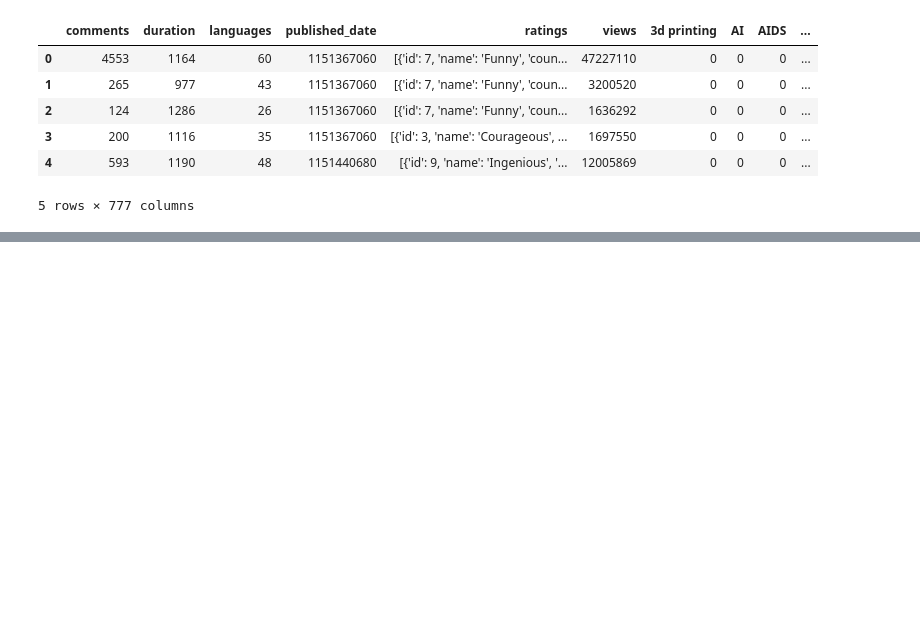
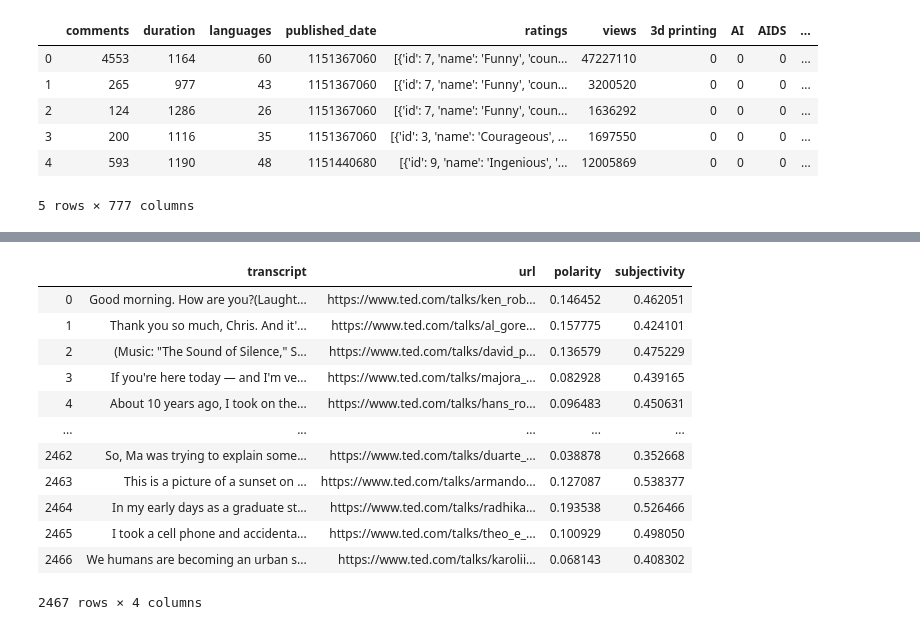
Before and after one commit to Avisikta-Majumdar/TedTalksAnalysis, a Jupyter notebook: Main notebook.ipynb, the cells around one changed output, grey strips where cells are left out. Saved outputs shown, nothing was run; the diff lists cells and outputs as text; code cells hidden in the pictures; blank space fills up the shorter version.

```diff
--- a/Main notebook.ipynb
+++ b/Main notebook.ipynb
@@ -95,0 +103,22 @@ KeyError: 'ratings'
+# %%
+# sentiment analysis of transcript
+pol = lambda x: TextBlob(x).sentiment.polarity
+sub = lambda x: TextBlob(x).sentiment.subjectivity
+
+df_ted_transcripts['polarity'] = df_ted_transcripts['transcript'].apply(pol)
+df_ted_transcripts['subjectivity'] = df_ted_transcripts['transcript'].apply(sub)
+df_ted_transcripts
+# %% [output]
+|  | transcript | url | polarity | subjectivity |
+| 0 | Good morning. How are you?(Laught... | https://www.ted.com/talks/ken_rob... | 0.146452 | 0.462051 |
+| 1 | Thank you so much, Chris. And it'... | https://www.ted.com/talks/al_gore... | 0.157775 | 0.424101 |
+| 2 | (Music: "The Sound of Silence," S... | https://www.ted.com/talks/david_p... | 0.136579 | 0.475229 |
+| 3 | If you're here today — and I'm ve... | https://www.ted.com/talks/majora_... | 0.082928 | 0.439165 |
+| 4 | About 10 years ago, I took on the... | https://www.ted.com/talks/hans_ro... | 0.096483 | 0.450631 |
+| ... | ... | ... | ... | ... |
+| 2462 | So, Ma was trying to explain some... | https://www.ted.com/talks/duarte_... | 0.038878 | 0.352668 |
+| 2463 | This is a picture of a sunset on ... | https://www.ted.com/talks/armando... | 0.127087 | 0.538377 |
+| 2464 | In my early days as a graduate st... | https://www.ted.com/talks/radhika... | 0.193538 | 0.526466 |
+| 2465 | I took a cell phone and accidenta... | https://www.ted.com/talks/theo_e_... | 0.100929 | 0.498050 |
+| 2466 | We humans are becoming an urban s... | https://www.ted.com/talks/karolii... | 0.068143 | 0.408302 |
+2467 rows × 4 columns
```
Also changed, not shown: parts of 6 cells of this notebook.
